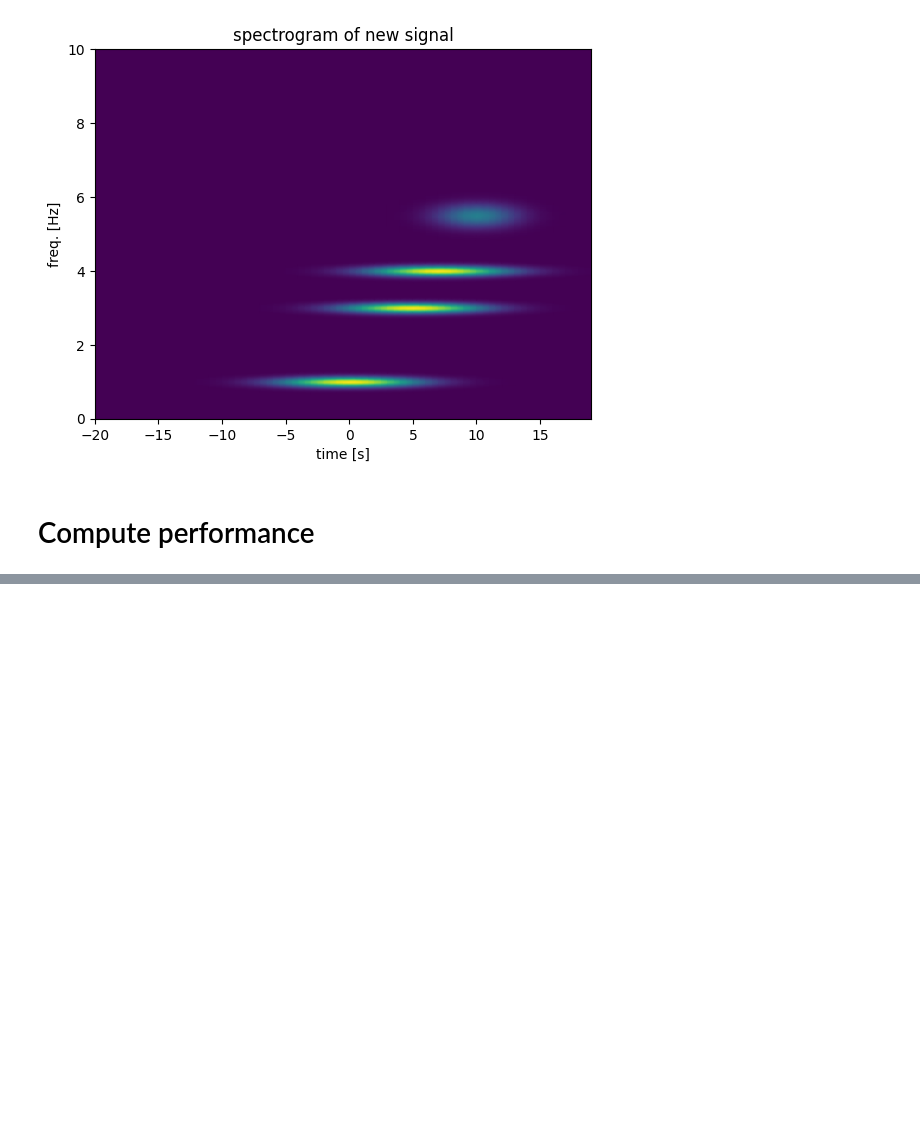
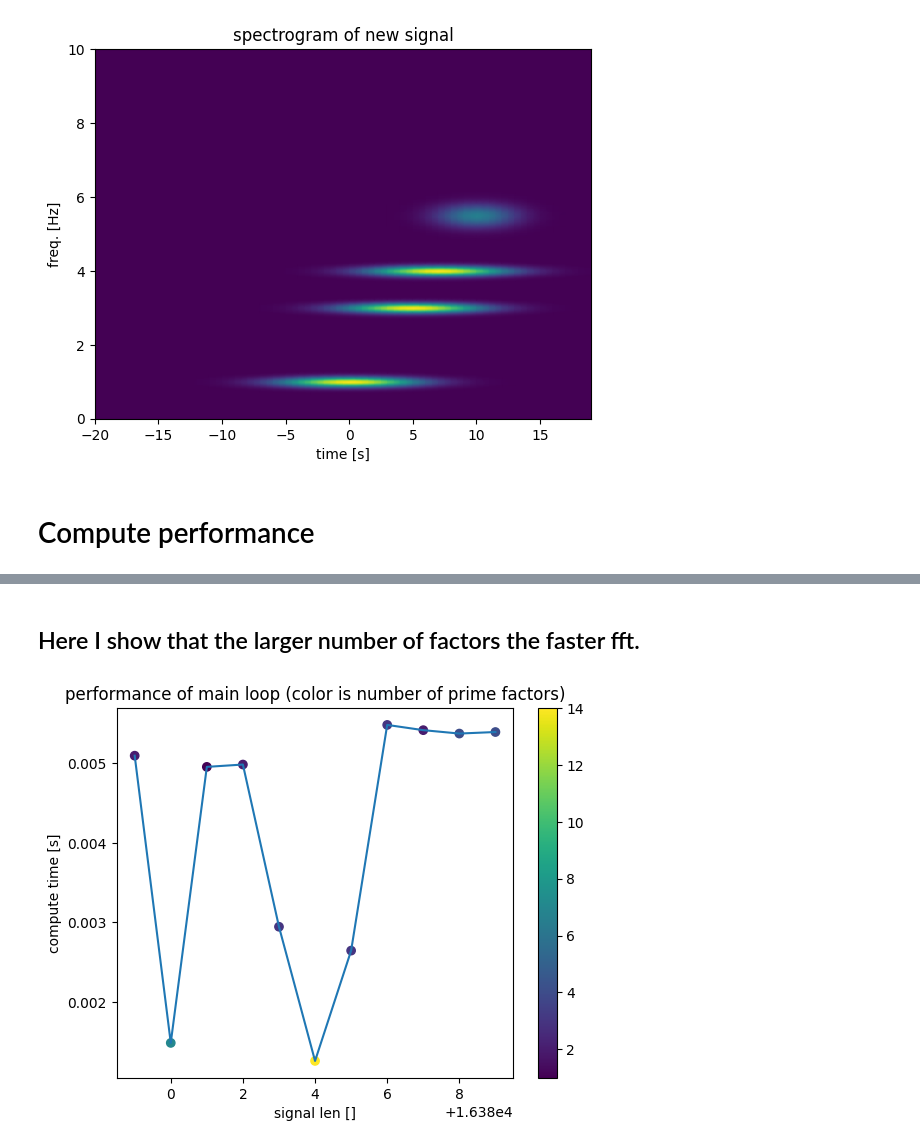
Before and after one commit to Slavoch/phdCourses, a Jupyter notebook: HPPL2023/HW1/task4.ipynb, the cells around one changed output, grey strips where cells are left out. Drawn from its saved outputs; the diff is of its cells as text; code cells hidden in the pictures; blank space fills up the shorter version.

```diff
--- a/HPPL2023/HW1/task4.ipynb
+++ b/HPPL2023/HW1/task4.ipynb
@@ -173,0 +174,28 @@ plt.show()
+# %%
+def prime_factors(n):
+    i = 2
+    factors = []
+    while i * i <= n:
+        if n % i:
+            i += 1
+        else:
+            n //= i
+            factors.append(i)
+    if n > 1:
+        factors.append(n)
+    return factors
+colors = [len(prime_factors(n)) for n in n_list]
+labels = [ f"number of factors {prime_factors(n)}" for n in n_list]
+# %% [markdown]
+## Here I show that the larger number of factors the faster fft.
+# %%
+
+plt.plot(n_list, performance_list, label="main loop")
+plt.scatter(n_list, performance_list,c=colors)
+plt.colorbar()
+plt.title("performance of main loop (color is number of prime factors)")
+plt.ylabel("compute time [s]")
+plt.xlabel("signal len []")
+plt.show()
+# %% [output]
+[figure, added]
```
Also changed, not shown: parts of 4 cells of this notebook.
